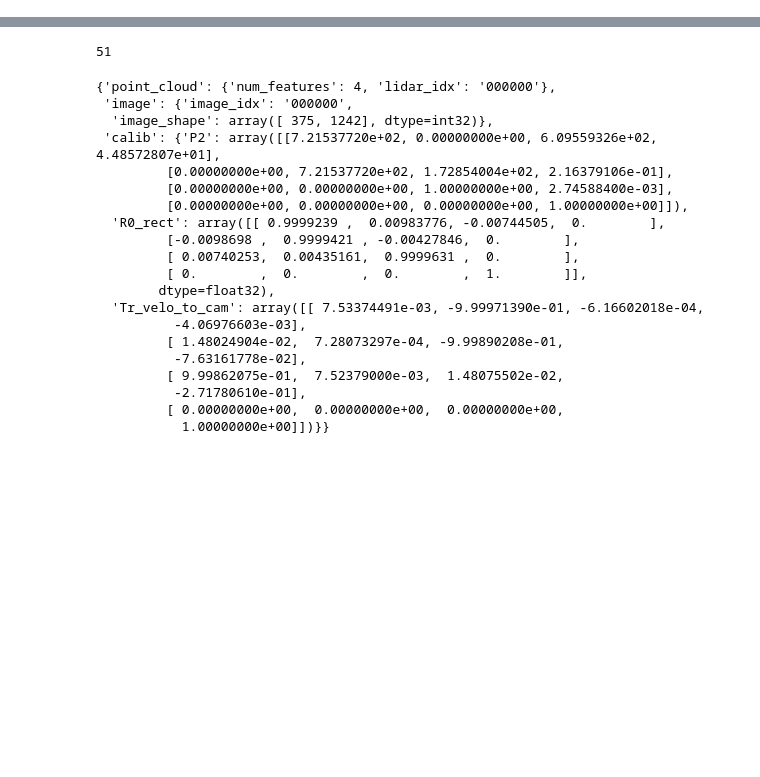
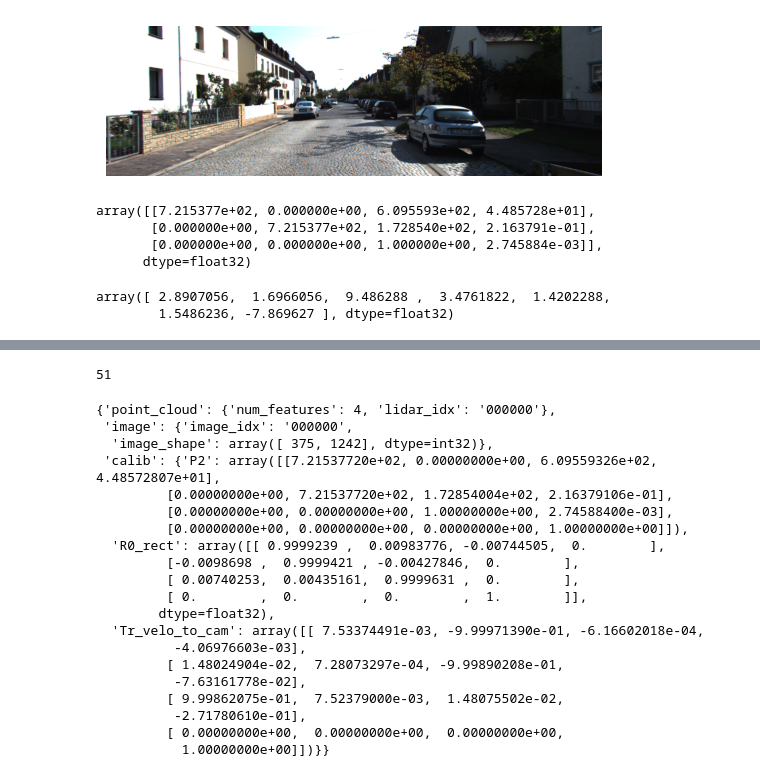
Before and after one commit to rajeev-gupta-bashrc/GD-MAE, a Jupyter notebook: tools/test.ipynb, the cells around one changed output, grey strips where cells are left out. Saved outputs shown, nothing was run; the diff lists cells and outputs as text; code cells hidden in the pictures; blank space fills up the shorter version.

```diff
--- a/tools/test.ipynb
+++ b/tools/test.ipynb
@@ -525,0 +637,5 @@ b_dict
+# %%
+index = f'{data_number:06d}'
+# %%
+image_bgr = dataset.get_image(index)
+image_rgb = cv2.cvtColor(image_bgr, cv2.COLOR_BGR2RGB)
@@ -525,0 +646,4 @@ b_dict
+# %%
+image_rgb = image_rgb / 255
+image_bgr = image_bgr / 255
+image_bgr[0]
@@ -525,0 +658,8 @@ b_dict
+# %%
+import matplotlib.pyplot as plt
+plt.imshow(image_rgb)
+# plt.imshow(image_bgr)
+plt.axis('off')  # Hide the axis
+plt.show()
+# %% [output]
+[figure, added]
@@ -525,0 +669,7 @@ b_dict
+# %%
+cam_to_img
+# %% [output]
+array([[7.215377e+02, 0.000000e+00, 6.095593e+02, 4.485728e+01],
+       [0.000000e+00, 7.215377e+02, 1.728540e+02, 2.163791e-01],
+       [0.000000e+00, 0.000000e+00, 1.000000e+00, 2.745884e-03]],
+      dtype=float32)
@@ -525,0 +695,7 @@ b_dict
+# %%
+# convert lidar boxes to camera frame
+pred_boxes_cam = boxes3d_lidar_to_kitti_camera(pred_boxes, calib)
+pred_boxes_cam[0]
+# %% [output]
+array([ 2.8907056,  1.6966056,  9.486288 ,  3.4761822,  1.4202288,
+        1.5486236, -7.869627 ], dtype=float32)
```
Also changed, not shown: parts of 66 cells of this notebook, 21 other files.
